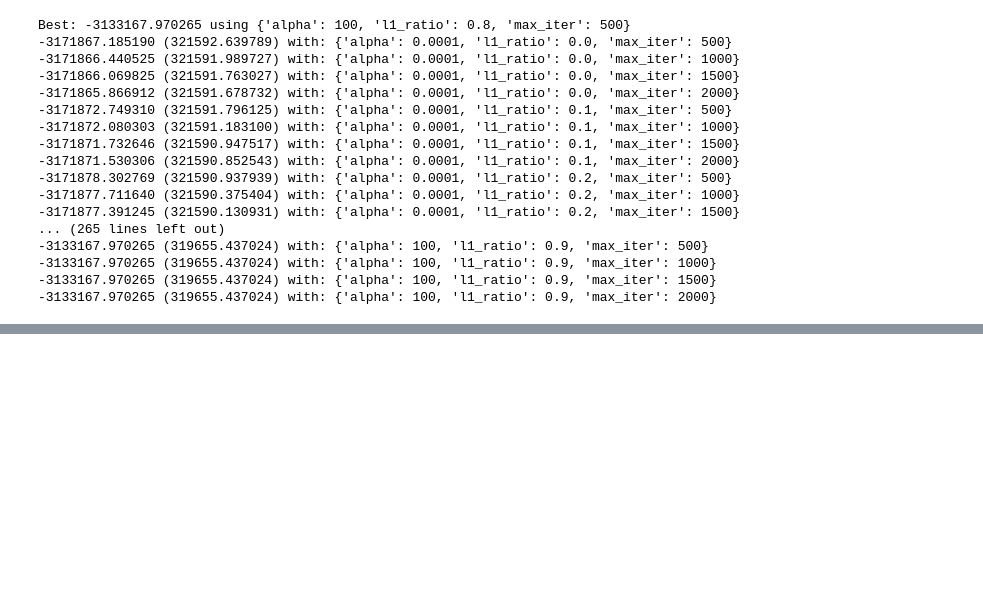
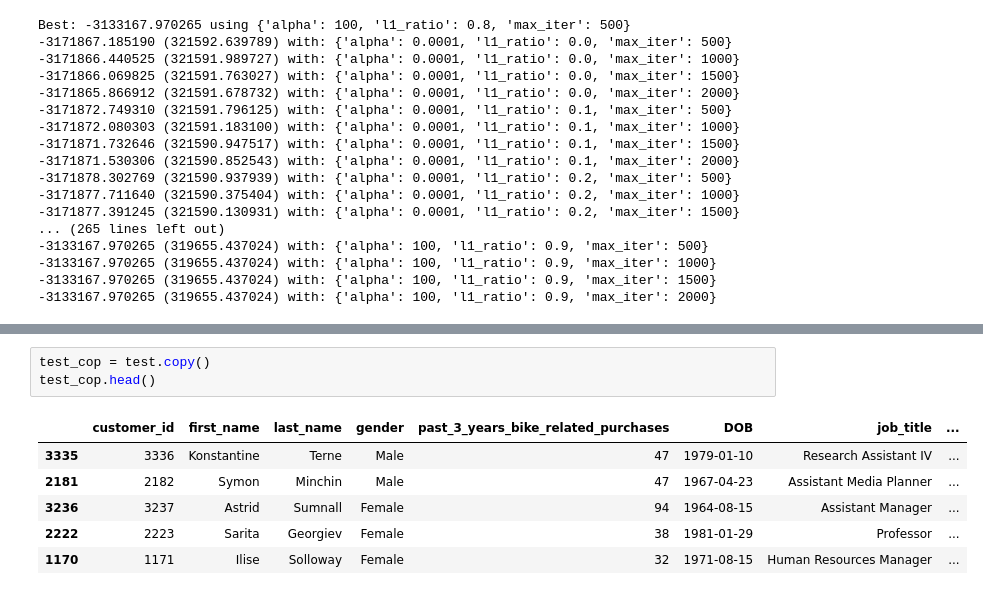
Before and after one commit to fhuadeen/TOW-Sprocket-Central-Data, a Jupyter notebook: TOW Sprocket Central Data.ipynb, the cells around one changed output, grey strips where cells are left out. Drawn from its saved outputs; the diff is of its cells as text; blank space fills up the shorter version.

```diff
--- a/TOW Sprocket Central Data.ipynb
+++ b/TOW Sprocket Central Data.ipynb
@@ -1100,0 +1023,10 @@ AttributeError: 'int' object has no attribute 'year'
+# %%
+test_cop = test.copy()
+test_cop.head()
+# %% [output]
+|  | customer_id | first_name | last_name | gender | past_3_years_bike_related_purchases | DOB | job_title | ... |
+| 3335 | 3336 | Konstantine | Terne | Male | 47 | 1979-01-10 | Research Assistant IV | ... |
+| 2181 | 2182 | Symon | Minchin | Male | 47 | 1967-04-23 | Assistant Media Planner | ... |
+| 3236 | 3237 | Astrid | Sumnall | Female | 94 | 1964-08-15 | Assistant Manager | ... |
+| 2222 | 2223 | Sarita | Georgiev | Female | 38 | 1981-01-29 | Professor | ... |
+| 1170 | 1171 | Ilise | Solloway | Female | 32 | 1971-08-15 | Human Resources Manager | ... |
```
Also changed, not shown: parts of 40 cells of this notebook, 1 other file.
